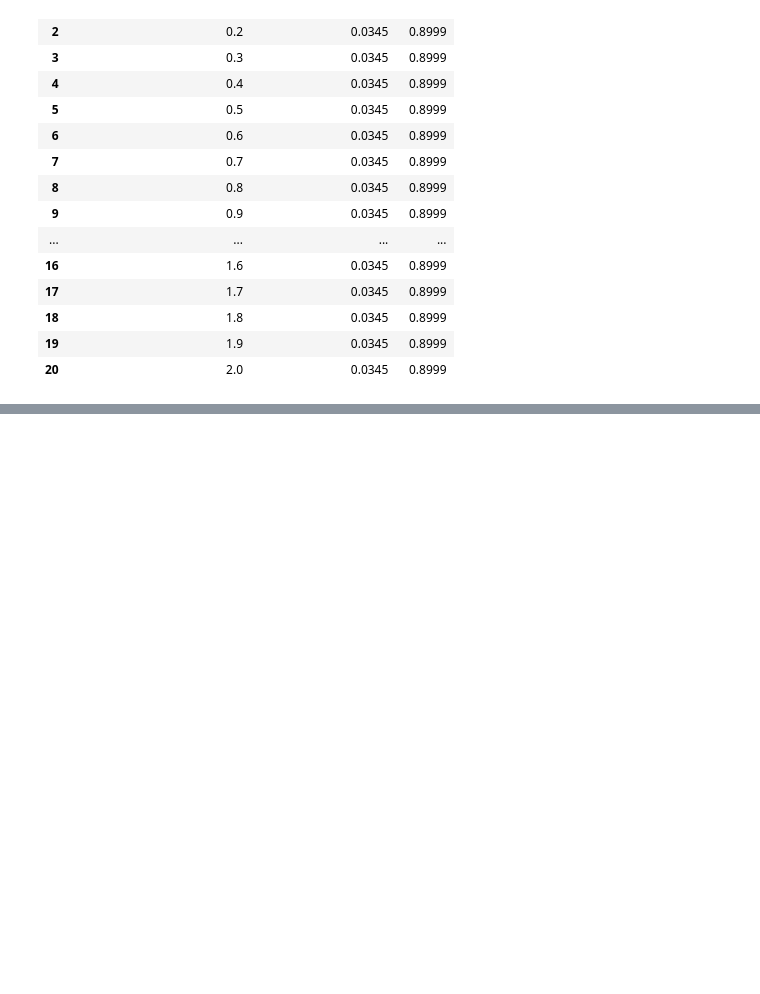
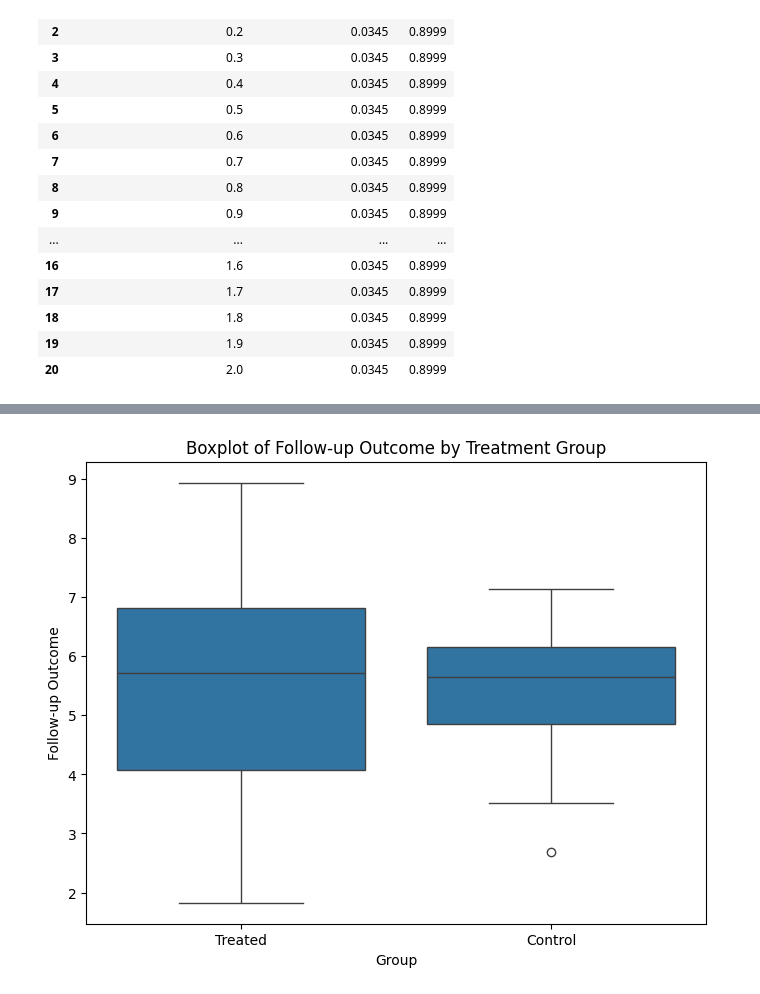
Before and after one commit to Ariisss/Assignment_1_Data_Analytics, a Jupyter notebook: assignment_1.ipynb, the cells around one changed output, grey strips where cells are left out. Saved outputs shown, nothing was run; the diff lists cells and outputs as text; code cells hidden in the pictures; blank space fills up the shorter version.

Commit message:
feat: implemented initial statistical analysis (w/ visualizations)

```diff
--- a/assignment_1.ipynb
+++ b/assignment_1.ipynb
@@ -408,0 +414,83 @@ Sensitivity Analysis: Effect of Hidden Bias on Treatment Effect
+# %%
+# -------------------------------
+# Step 5: Statistical Analysis & Interpretation
+# -------------------------------
+
+# Assume:
+# - `data` is the full dataset (from Step 1) and contains 'patient_id' and 'followup_outcome'
+# - `matched_df` is a DataFrame from Step 3 with columns: 'Treated Patient' and 'Control Patient'
+
+# 1. Extract outcomes for each matched pair.
+outcomes_treated = []
+outcomes_control = []
+
+for idx, row in matched_df.iterrows():
+    treated_id = row["Treated Patient"]
+    control_id = row["Control Patient"]
+    # Retrieve the follow-up outcome for each matched patient.
+    outcome_treated = data.loc[data['patient_id'] == treated_id, 'followup_outcome'].values[0]
+    outcome_control = data.loc[data['patient_id'] == control_id, 'followup_outcome'].values[0]
+    outcomes_treated.append(outcome_treated)
+    outcomes_control.append(outcome_control)
+
+# 2. Perform a paired Wilcoxon Signed-Rank Test.
+stat, p_val = wilcoxon(outcomes_treated, outcomes_control)
+print("Wilcoxon Signed-Rank Test:")
+print("Test Statistic:", stat)
+print("p-value:", p_val)
+
+# 3. Permutation Test
+def permutation_test(x, y, num_permutations=10000):
+    """
+    A simple permutation test for paired data.
+    x, y: arrays of outcomes (paired).
+    Returns the observed mean difference and permutation-based p-value.
+    """
+    x = np.array(x)
+    y = np.array(y)
+    differences = x - y
+    diff_observed = np.mean(differences)
+
+    # Generate distribution of mean differences under the null by randomly flipping signs.
+    permuted_diffs = []
+    for i in range(num_permutations):
+        signs = np.random.choice([-1, 1], size=len(differences))
+        permuted_diff = np.mean(differences * signs)
+        permuted_diffs.append(permuted_diff)
+    permuted_diffs = np.array(permuted_diffs)
+
+    # Two-sided p-value: proportion of permuted differences as extreme as the observed.
+    p_value = np.mean(np.abs(permuted_diffs) >= np.abs(diff_observed))
+    return diff_observed, p_value
+
+diff_obs, p_perm = permutation_test(outcomes_treated, outcomes_control)
+print("\nPermutation Test:")
+print("Observed Mean Difference (Treated - Control):", diff_obs)
+print("Permutation p-value:", p_perm)
+
+# 4. Visualizations
+# Create a combined DataFrame for plotting.
+plot_df = pd.DataFrame({
+    'Group': ['Treated'] * len(outcomes_treated) + ['Control'] * len(outcomes_control),
+    'Outcome': outcomes_treated + outcomes_control
+})
+
+# Boxplot: Compare the distribution of follow-up outcomes.
+plt.figure(figsize=(8, 6))
+sns.boxplot(x='Group', y='Outcome', data=plot_df)
+plt.title("Boxplot of Follow-up Outcome by Treatment Group")
+plt.xlabel("Group")
+plt.ylabel("Follow-up Outcome")
+plt.show()
+
+# Histogram: Inspect the distribution of outcomes for each group.
+plt.figure(figsize=(8, 6))
+sns.histplot(data=plot_df, x='Outcome', hue='Group', kde=True, element="step")
+plt.title("Histogram of Follow-up Outcome by Treatment Group")
+plt.xlabel("Follow-up Outcome")
+plt.ylabel("Frequency")
+plt.show()
+
+# If you have multiple symptom outcomes and wish to perform multivariate analysis,
+# consider methods such as MANOVA or multivariate regression. This example focuses on a single outcome.
+# %% [output]
@@ -408,0 +504 @@ Sensitivity Analysis: Effect of Hidden Bias on Treatment Effect
+[figure, added]
```
Also changed, not shown: parts of 3 cells of this notebook.
